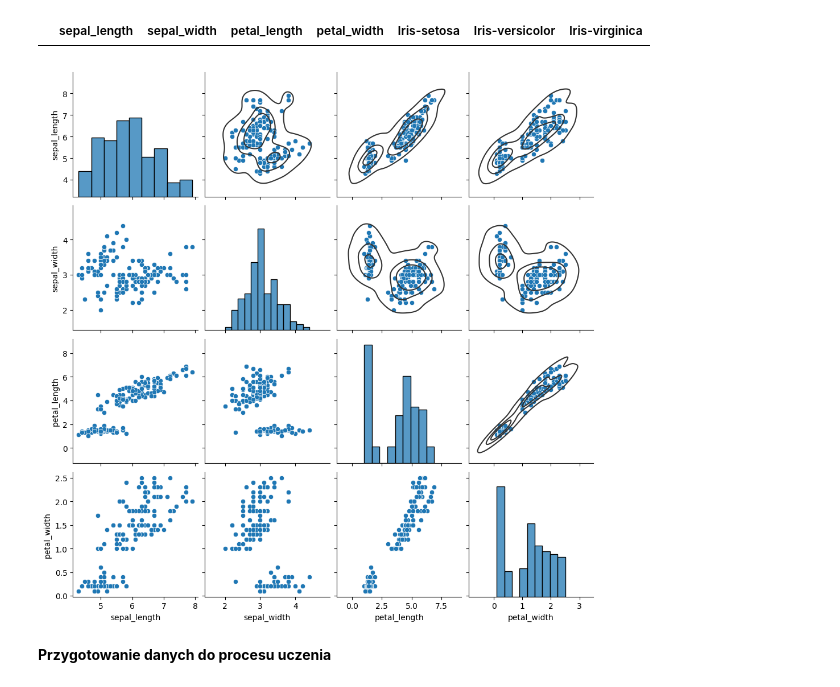
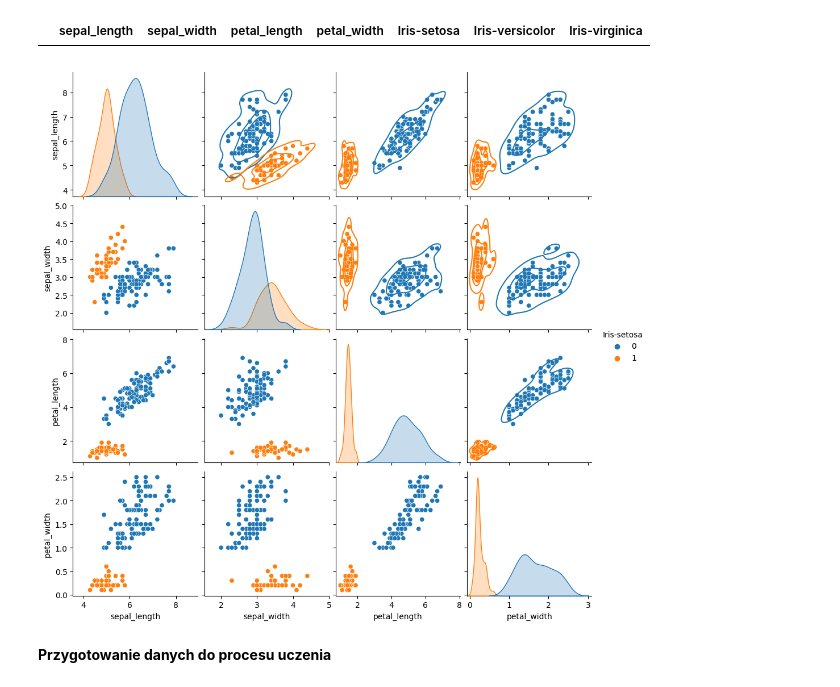
Before and after one commit to adalbertii/Modele---klasyfikacyjne, a Jupyter notebook: keras_classification_iris_case.ipynb, the cells around one changed output. Drawn from its saved outputs; the diff is of its cells as text; code cells hidden in the pictures.

```diff
--- a/keras_classification_iris_case.ipynb
+++ b/keras_classification_iris_case.ipynb
@@ -124,12 +124,12 @@ output_data[output_data.duplicated()]
 # %%
 #weryfikacja zależności pomiedzy zmienymi
 
-g = sns.pairplot(output_data[['sepal_length', 'sepal_width', 'petal_length', 'petal_width']])
+g = sns.pairplot(output_data[['sepal_length', 'sepal_width', 'petal_length', 'petal_width', 'Iris-setosa']], hue='Iris-setosa')
 #plt.title('Wykresy par dla wszystkich zmiennych')
 g.map_upper(sns.kdeplot, levels=4, color=".2")
 plt.show()
 # %% [output]
-[figure, old version]
+[figure, new version]
 # %% [markdown]
 **Przygotowanie danych do procesu uczenia**
 # %%
```
